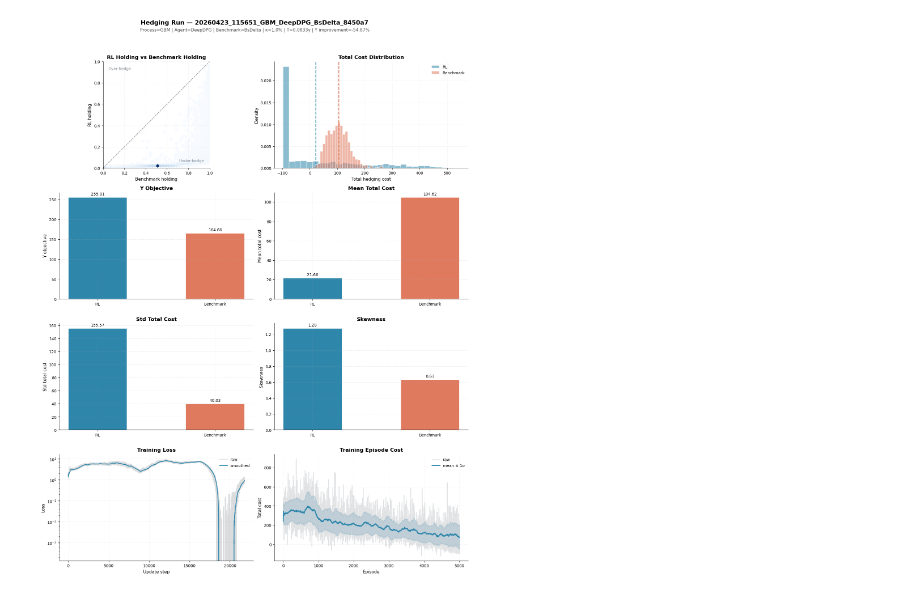
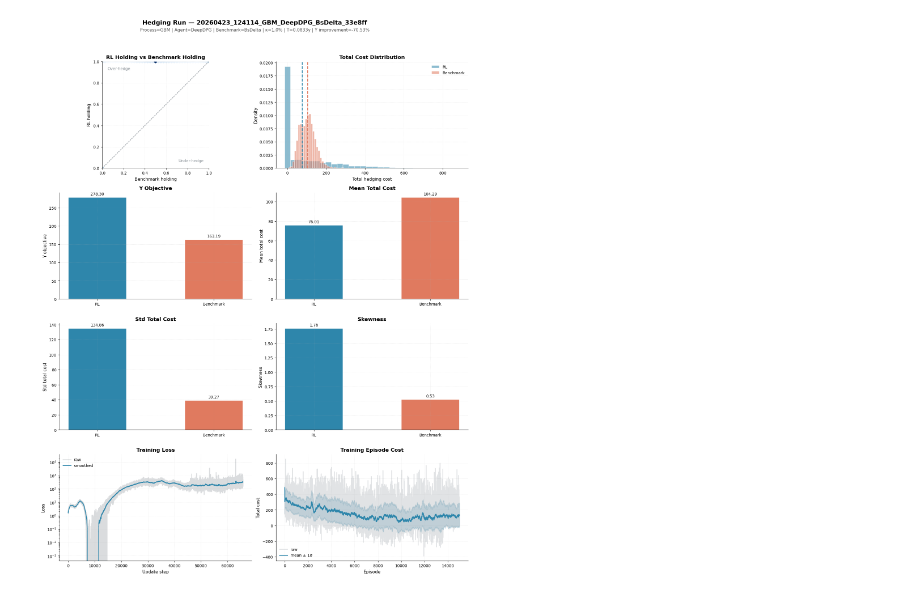
Before and after one commit to thibault-charbonnier/deep-hedging, a Jupyter notebook: notebooks/plot.ipynb, the cells around one changed output. Drawn from its saved outputs; the diff is of its cells as text; code cells hidden in the pictures.

```diff
--- a/notebooks/plot.ipynb
+++ b/notebooks/plot.ipynb
@@ -1,6 +1,6 @@
 # %%
 from src.utils.run_plots import plot_run
-# %%
-plot_run("20260423_115651_GBM_DeepDPG_BsDelta_8450a7")
-# %% [output]
-[figure, removed]
+# %%
+plot_run("20260423_124114_GBM_DeepDPG_BsDelta_33e8ff")
+# %% [output]
+[figure, added]
```
Also changed, not shown: 3 other files.
